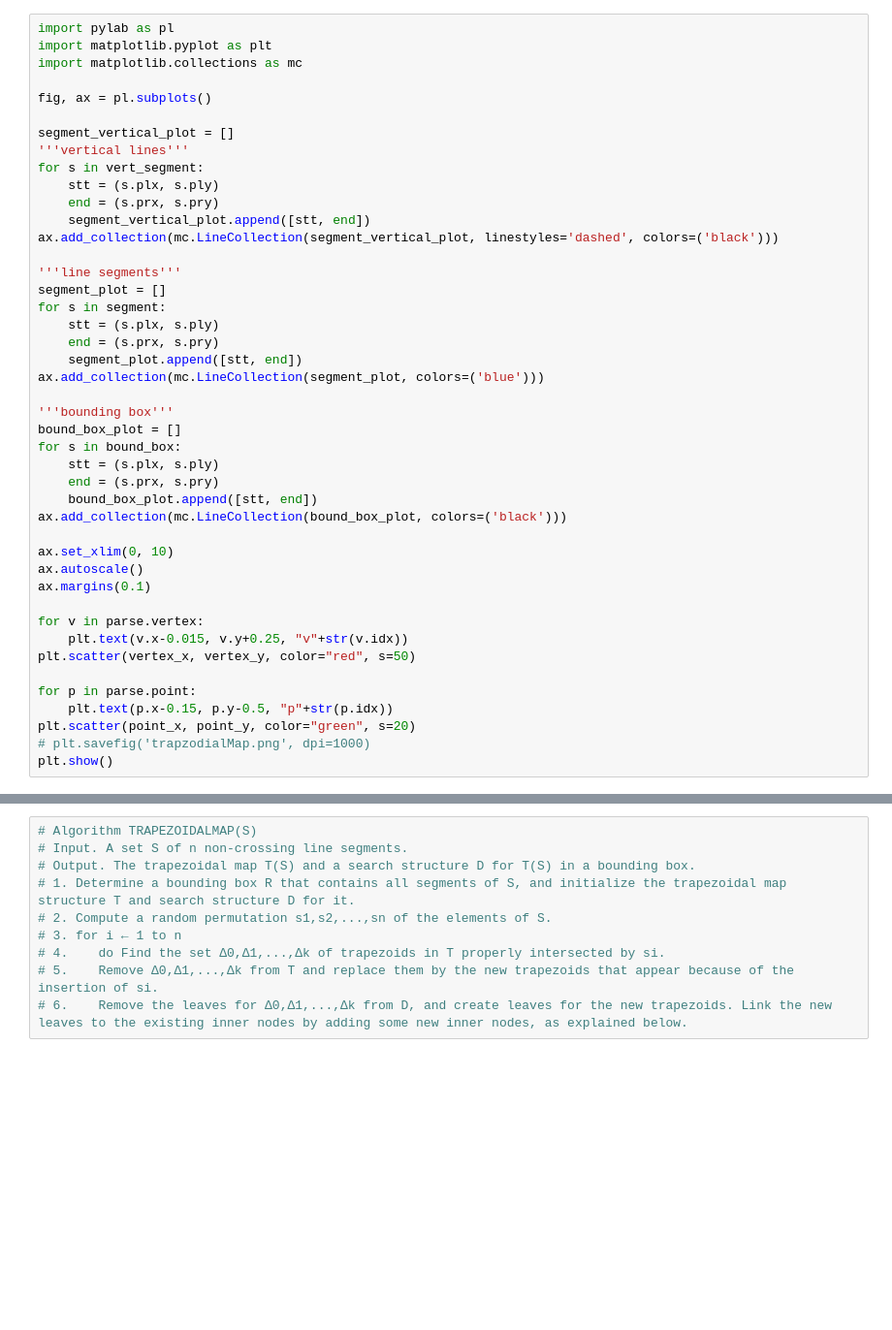
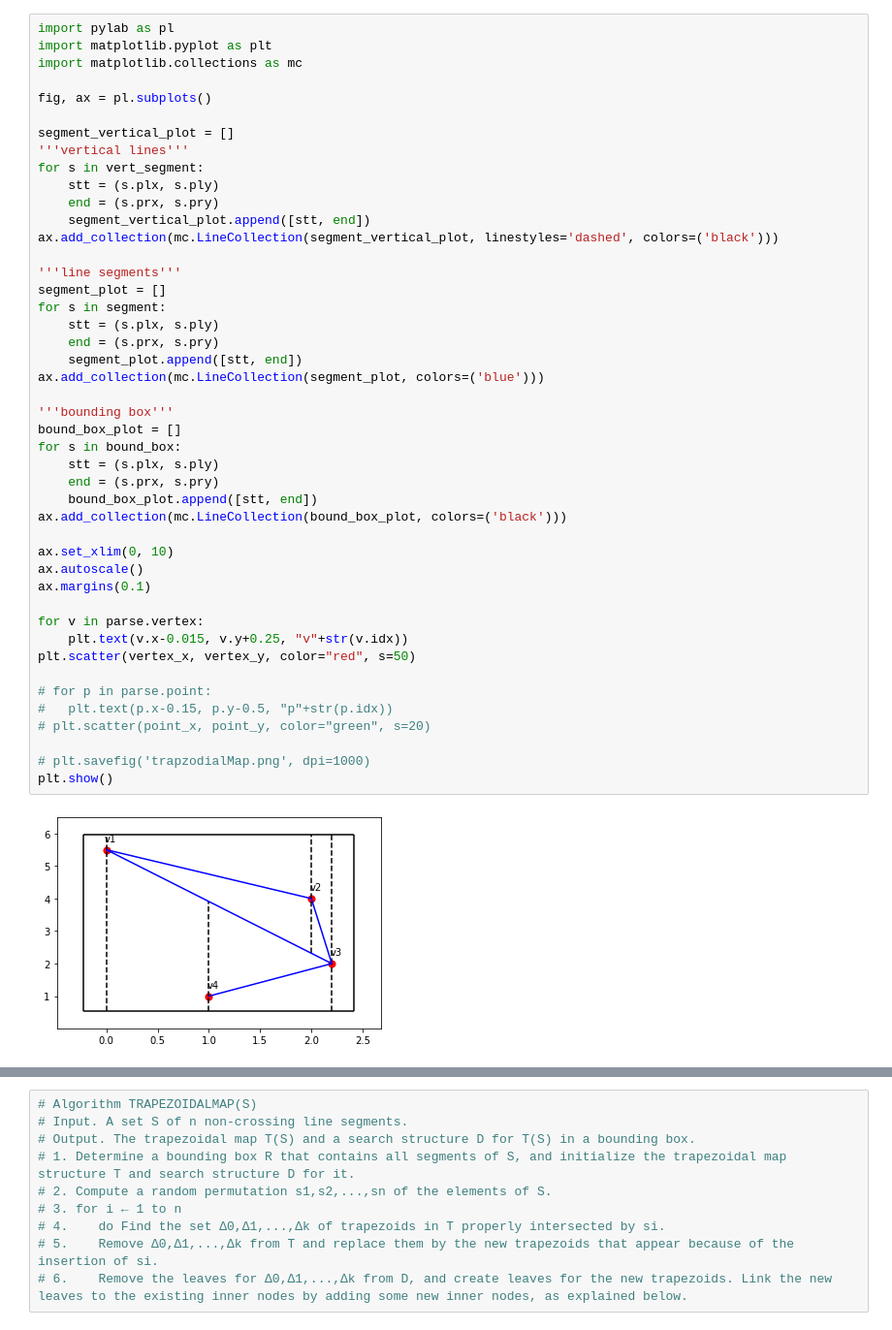
Before and after one commit to monkeyark/cs418, a Jupyter notebook: main.ipynb, the cells around one changed output, grey strips where cells are left out. Shown at 97% size. Cells and saved outputs as stored; diff of their text form; blank space fills up the shorter version.

```diff
--- a/main.ipynb
+++ b/main.ipynb
@@ -33,33 +47,36 @@ for s in vert_segment:
 	end = (s.prx, s.pry)
 	segment_vertical_plot.append([stt, end])
 ax.add_collection(mc.LineCollection(segment_vertical_plot, linestyles='dashed', colors=('black')))
 
 '''line segments'''
 segment_plot = []
 for s in segment:
 	stt = (s.plx, s.ply)
 	end = (s.prx, s.pry)
 	segment_plot.append([stt, end])
 ax.add_collection(mc.LineCollection(segment_plot, colors=('blue')))
 
 '''bounding box'''
 bound_box_plot = []
 for s in bound_box:
 	stt = (s.plx, s.ply)
 	end = (s.prx, s.pry)
 	bound_box_plot.append([stt, end])
 ax.add_collection(mc.LineCollection(bound_box_plot, colors=('black')))
 
 ax.set_xlim(0, 10)
 ax.autoscale()
 ax.margins(0.1)
 
 for v in parse.vertex:
 	plt.text(v.x-0.015, v.y+0.25, "v"+str(v.idx))
 plt.scatter(vertex_x, vertex_y, color="red", s=50)
 
-for p in parse.point:
-	plt.text(p.x-0.15, p.y-0.5, "p"+str(p.idx))
-plt.scatter(point_x, point_y, color="green", s=20)
+# for p in parse.point:
+# 	plt.text(p.x-0.15, p.y-0.5, "p"+str(p.idx))
+# plt.scatter(point_x, point_y, color="green", s=20)
+
 # plt.savefig('trapzodialMap.png', dpi=1000)
 plt.show()
+# %% [output]
+[figure, added]
```
Also changed, not shown: parts of 5 cells of this notebook, 1 other file.
